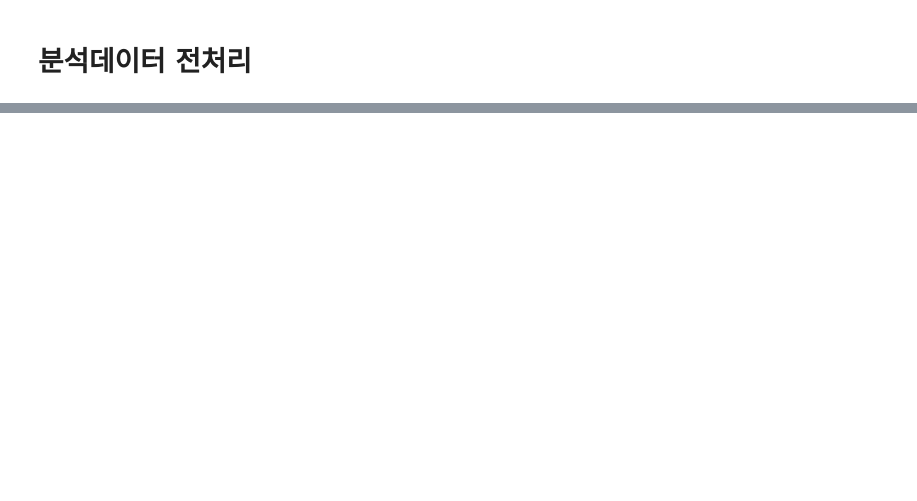
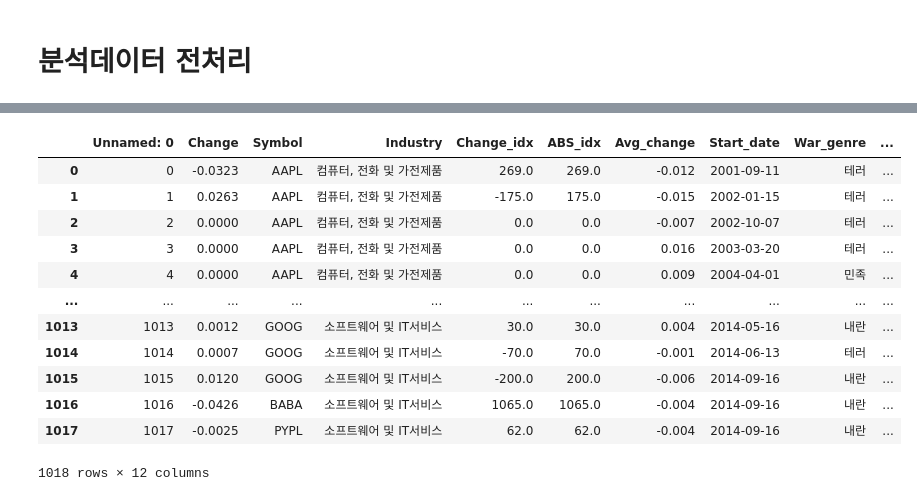
Before and after one commit to lee-edgar/EdaProject, a Jupyter notebook: 11_project/FinanceDataReader_v7.ipynb, the cells around one changed output, grey strips where cells are left out. Drawn from its saved outputs; the diff is of its cells as text; code cells hidden in the pictures; blank space fills up the shorter version.

```diff
--- a/11_project/FinanceDataReader_v7.ipynb
+++ b/11_project/FinanceDataReader_v7.ipynb
@@ -394,0 +322,26 @@ Name: War_genre, Length: 1518, dtype: object
+# %%
+#파이널 수정
+industry = pd.read_csv("./datas/industry_code.csv")
+df_final = pd.read_excel("./datas/df_final.xls", "sheet")
+df_final = df_final.drop(["Unnamed: 0", "Unnamed: 0.1", "Date"], axis=1)
+X = pd.merge(df_final,industry, left_on="Symbol", right_on="Symbol" )
+X.drop(['Unnamed: 0'], axis=1)
+X = X[['Change','Symbol','Industry','Change_idx','ABS_idx','Avg_change','Start_date','War_genre','War_name','War_volume','Count_country',
+      ]]
+X.to_excel('datas/final_X.xls', sheet_name='final_X')
+final_X = pd.read_excel('datas/final_X.xls', sheet_name='final_X')
+final_X
+# %% [output]
+|  | Unnamed: 0 | Change | Symbol | Industry | Change_idx | ABS_idx | Avg_change | Start_date | War_genre | ... |
+| 0 | 0 | -0.0323 | AAPL | 컴퓨터, 전화 및 가전제품 | 269.0 | 269.0 | -0.012 | 2001-09-11 | 테러 | ... |
+| 1 | 1 | 0.0263 | AAPL | 컴퓨터, 전화 및 가전제품 | -175.0 | 175.0 | -0.015 | 2002-01-15 | 테러 | ... |
+| 2 | 2 | 0.0000 | AAPL | 컴퓨터, 전화 및 가전제품 | 0.0 | 0.0 | -0.007 | 2002-10-07 | 테러 | ... |
+| 3 | 3 | 0.0000 | AAPL | 컴퓨터, 전화 및 가전제품 | 0.0 | 0.0 | 0.016 | 2003-03-20 | 테러 | ... |
+| 4 | 4 | 0.0000 | AAPL | 컴퓨터, 전화 및 가전제품 | 0.0 | 0.0 | 0.009 | 2004-04-01 | 민족 | ... |
+| ... | ... | ... | ... | ... | ... | ... | ... | ... | ... | ... |
+| 1013 | 1013 | 0.0012 | GOOG | 소프트웨어 및 IT서비스 | 30.0 | 30.0 | 0.004 | 2014-05-16 | 내란 | ... |
+| 1014 | 1014 | 0.0007 | GOOG | 소프트웨어 및 IT서비스 | -70.0 | 70.0 | -0.001 | 2014-06-13 | 테러 | ... |
+| 1015 | 1015 | 0.0120 | GOOG | 소프트웨어 및 IT서비스 | -200.0 | 200.0 | -0.006 | 2014-09-16 | 내란 | ... |
+| 1016 | 1016 | -0.0426 | BABA | 소프트웨어 및 IT서비스 | 1065.0 | 1065.0 | -0.004 | 2014-09-16 | 내란 | ... |
+| 1017 | 1017 | -0.0025 | PYPL | 소프트웨어 및 IT서비스 | 62.0 | 62.0 | -0.004 | 2014-09-16 | 내란 | ... |
+1018 rows × 12 columns
```
Also changed, not shown: parts of 16 cells of this notebook, 4 other files.
